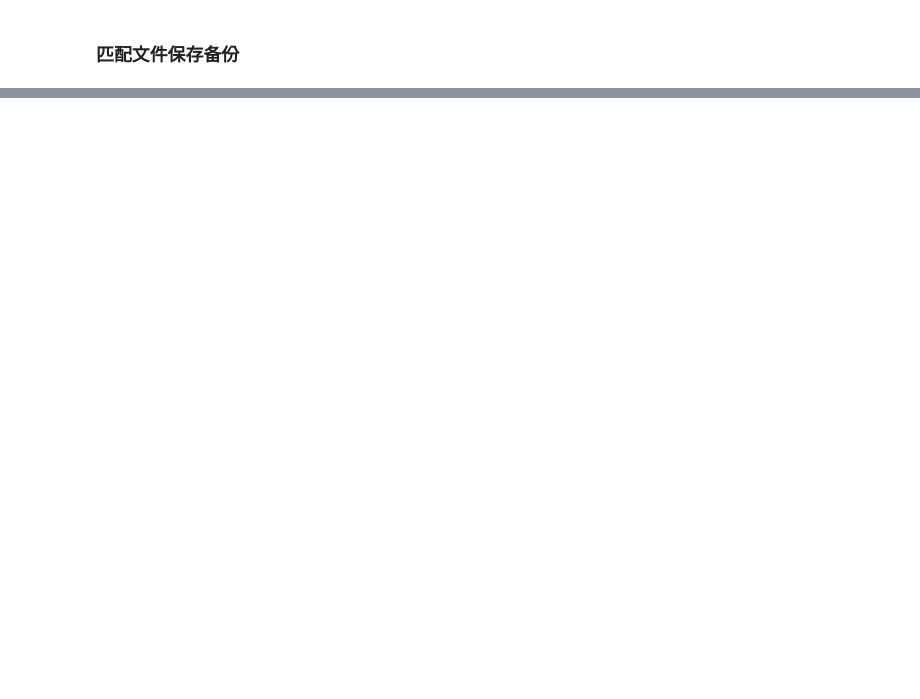
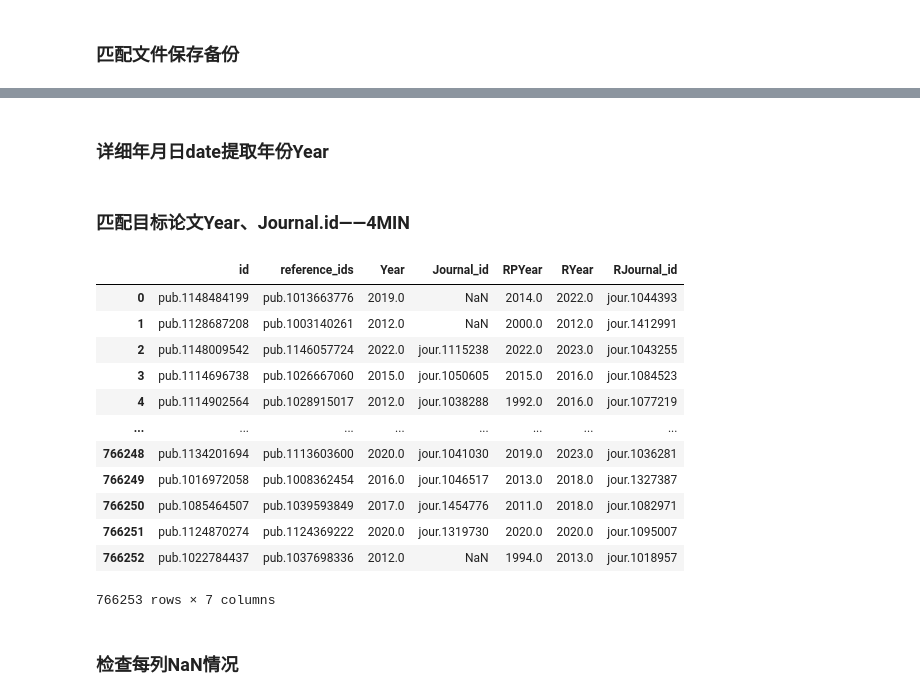
Before and after one commit to moonnotwhite30/notebook-backup, a Jupyter notebook: 2025_09_05.ipynb, the cells around one changed output, grey strips where cells are left out. Saved outputs shown, nothing was run; the diff lists cells and outputs as text; code cells hidden in the pictures; blank space fills up the shorter version.

```diff
--- a/2025_09_05.ipynb
+++ b/2025_09_05.ipynb
@@ -116,0 +166,50 @@ df_containretra.to_csv(output_path, index=False)
+# %%
+# 此时需要第三个原始文件：Papers.csv文件
+# 其蕴含了数据库所有论文的各种信息
+original_file3 = '/Data1/DATA/Dimensions2024/20240101/Papers.csv'
+'''
+数据结构：
+Index(['id', 'title', 'doi', 'date', 'date_inserted', 'date_normal',
+       'date_online', 'date_print', 'type', 'journal.id', 'journal.title',
+       'times_cited', 'num_funds', 'num_authors', 'num_references', 'field_l0',
+       'field_l1', 'resulting_publication_doi'],
+      dtype='object')
+
+'''
+#获取目标论文的Year与Journal.id
+df_papers = pd.read_csv(original_file3,usecols=['id', 'date_normal','journal.id'])
+#time约10min
+# %% [markdown]
+### 详细年月日date提取年份Year
+# %%
+# 提取年份（ date 格式如 '2019-03-15'）
+df_papers['Year'] = pd.to_datetime(df_papers['date_normal'], errors='coerce').dt.year
+# %% [markdown]
+### 匹配目标论文Year、Journal.id——4MIN
+# %%
+# 只选择需要的列，重命名 'journal.id' 为 'Journal_id'
+df_papers_subset = df_papers[['id', 'Year','journal.id']].rename(columns={'journal.id': 'Journal_id'})
+
+# 合并，添加 Journal_id 列
+df_containretra = df_containretra.merge(df_papers_subset, on='id', how='left')
+# %%
+# 调整列顺序
+df_containretra = df_containretra[['id', 'reference_ids', 'Year', 'Journal_id', 'RPYear', 'RYear', 'RJournal_id']]
+# %%
+df_containretra
+# %% [output]
+|  | id | reference_ids | Year | Journal_id | RPYear | RYear | RJournal_id |
+| 0 | pub.1148484199 | pub.1013663776 | 2019.0 | NaN | 2014.0 | 2022.0 | jour.1044393 |
+| 1 | pub.1128687208 | pub.1003140261 | 2012.0 | NaN | 2000.0 | 2012.0 | jour.1412991 |
+| 2 | pub.1148009542 | pub.1146057724 | 2022.0 | jour.1115238 | 2022.0 | 2023.0 | jour.1043255 |
+| 3 | pub.1114696738 | pub.1026667060 | 2015.0 | jour.1050605 | 2015.0 | 2016.0 | jour.1084523 |
+| 4 | pub.1114902564 | pub.1028915017 | 2012.0 | jour.1038288 | 1992.0 | 2016.0 | jour.1077219 |
+| ... | ... | ... | ... | ... | ... | ... | ... |
+| 766248 | pub.1134201694 | pub.1113603600 | 2020.0 | jour.1041030 | 2019.0 | 2023.0 | jour.1036281 |
+| 766249 | pub.1016972058 | pub.1008362454 | 2016.0 | jour.1046517 | 2013.0 | 2018.0 | jour.1327387 |
+| 766250 | pub.1085464507 | pub.1039593849 | 2017.0 | jour.1454776 | 2011.0 | 2018.0 | jour.1082971 |
+| 766251 | pub.1124870274 | pub.1124369222 | 2020.0 | jour.1319730 | 2020.0 | 2020.0 | jour.1095007 |
+| 766252 | pub.1022784437 | pub.1037698336 | 2012.0 | NaN | 1994.0 | 2013.0 | jour.1018957 |
+766253 rows × 7 columns
+# %% [markdown]
+### 检查每列NaN情况
```
Also changed, not shown: parts of 30 cells of this notebook.
